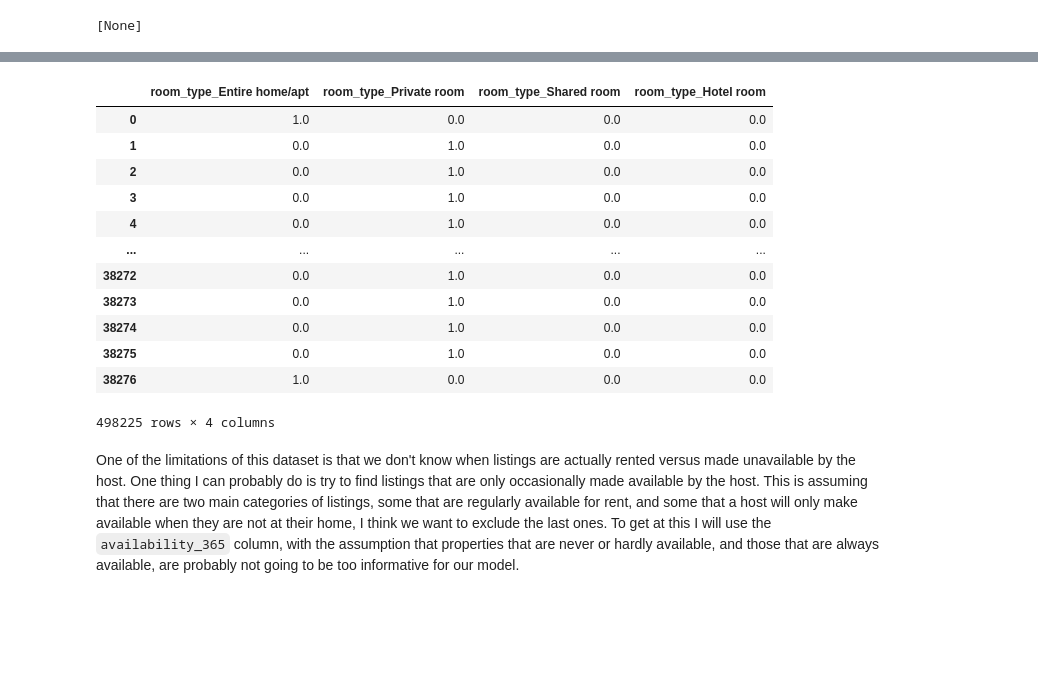
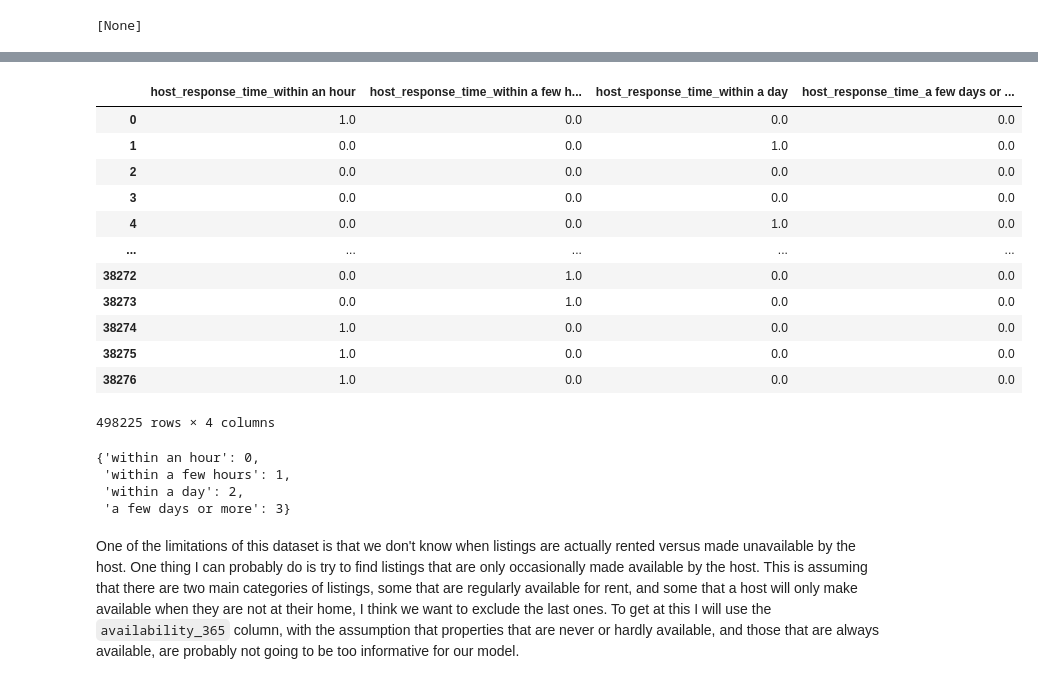
Before and after one commit to cskrasniak/rentals, a Jupyter notebook: data_cleaning_notebook.ipynb, the cells around one changed output, grey strips where cells are left out. Cells and saved outputs as stored; diff of their text form; code cells hidden in the pictures; blank space fills up the shorter version.

Commit message:
a lot of work on transformers and sklearn pipeline

```diff
--- a/data_cleaning_notebook.ipynb
+++ b/data_cleaning_notebook.ipynb
@@ -90,12 +89,3 @@ Index(['id', 'listing_url', 'scrape_id', 'last_scraped', 'name', 'description',
        'calculated_host_listings_count_shared_rooms', 'reviews_per_month',
        'location'],
       dtype='object')
-# %%
-
-# now I have the data, and I want to clean it up a bit, first I'll drop some columns I wont need
-# dropping some useless info, some with duplicate data, and some that have very low variance, ie >90% the same value
-data['neighbourhood_group_cleansed'][data['neighbourhood_group_cleansed'].isna()] = data['neighbourhood_cleansed'][data['neighbourhood_group_cleansed'].isna()]
-drop_columns = ['listing_url','host_url','host_thumbnail_url','host_picture_url',
-                'host_neighbourhood','host_total_listings_count', 'host_verifications',
-                'neighbourhood_cleansed','calendar_updated']
-data=data.drop(drop_columns,axis=1)
@@ -283,58 +283,72 @@ class OHEfromDF(BaseEstimator, TransformerMixin):
     Transformer class that formats pandas columns with string values into a valid input for the
     DictVectorizer function to create a one-hot encoding.
 
     params : vals (None or list)
                 The values to use for one-hot encoding, they can either be fed in at intitialization or
                 fit by taking all the values that are more common than len(X)/val_cutoff
            : val_cutoff (float) the number >1 to use to select the vals in the fit method as described above.
                 val_cutoff=1 means select all values, larger number provides a stricter cutoff
     """
     def __init__(self,vals=None,val_cutoff=100):
         self.vals = vals
-        self.val_cutoff=100
+        self.val_cutoff=val_cutoff
+
+    def get_feature_names_out(self, input_features):
+        return self.names
 
     def fit(self, X, y=None):
         # can either provide value, or, can fit them based on the most common entries
         if self.vals == None:
-            self.vals = list(X.value_counts()[X.value_counts()>len(data)/self.val_cutoff].index)
-
+            vals = list(X.value_counts()[X.value_counts()>len(data)/self.val_cutoff].index)
+            self.vals = [val[0] for val in vals]
+        self.names = []
+        for col in X:
+            self.names.extend([col+'_'+val for val in self.vals])
         return self
 
     def transform(self, X):
         # only change the values that are not numeric and not nan
         mapper = {val:i for i,val in enumerate(self.vals)}
-#         print(mapper)
-        X = X.map(mapper, na_action="ignore")
-        col_names = [X.name+'_'+val for val in self.vals]
-        new_X = pd.DataFrame(columns=col_names)
-        for i,name in enumerate(col_names):
-            new_X[name] = X==i
-        return new_X.astype(float)
+        new_X = pd.DataFrame()
+        for col in X:
+            col_names = [col+'_'+val for val in self.vals]
+            temp = X[col].map(mapper, na_action="ignore")
+            for i,name in enumerate(col_names):
+                new_X[name] = (temp == i).astype(float)
+        return new_X
 
-ToDictVector(vals = ['Entire home/apt', 'Private room', 'Shared room', 'Hotel room']).fit_transform(data['room_type'])
-# rt_mapper = {'Entire home/apt' : 3, 'Private room' : 2, 'Hotel room' : 1}
+OHEfromDF().fit_transform(data[['host_response_time']])# rt_mapper = {'Entire home/apt' : 3, 'Private room' : 2, 'Hotel room' : 1}
 # data['room_type'] = data['room_type'].map(rt_mapper)
 # # the nan room types are shared, so assign these to 0
 # data['room_type'][data['room_type'].isna()] = 0
 # # I think I want to have this one-hot instead, so going to add that here
 # data['room_type_entire'] = data['room_type'].map({3:1, 2:0, 1:0, 0:0})
 # data['room_type_private'] = data['room_type'].map({2:1, 3:0, 1:0, 0:0})
 # data['room_type_hotel'] = data['room_type'].map({1:1, 3:0, 2:0, 0:0})
 # data['room_type_none'] = data['room_type'].map({0:1, 3:0, 2:0, 1:0})
 # %% [output]
-|  | room_type_Entire home/apt | room_type_Private room | room_type_Shared room | room_type_Hotel room |
+|  | host_response_time_within an hour | host_response_time_within a few h... | host_response_time_within a day | host_response_time_a few days or ... |
 | 0 | 1.0 | 0.0 | 0.0 | 0.0 |
-| 1 | 0.0 | 1.0 | 0.0 | 0.0 |
-| 2 | 0.0 | 1.0 | 0.0 | 0.0 |
-| 3 | 0.0 | 1.0 | 0.0 | 0.0 |
-| 4 | 0.0 | 1.0 | 0.0 | 0.0 |
+| 1 | 0.0 | 0.0 | 1.0 | 0.0 |
+| 2 | 0.0 | 0.0 | 0.0 | 0.0 |
+| 3 | 0.0 | 0.0 | 0.0 | 0.0 |
+| 4 | 0.0 | 0.0 | 1.0 | 0.0 |
 | ... | ... | ... | ... | ... |
 | 38272 | 0.0 | 1.0 | 0.0 | 0.0 |
 | 38273 | 0.0 | 1.0 | 0.0 | 0.0 |
-| 38274 | 0.0 | 1.0 | 0.0 | 0.0 |
-| 38275 | 0.0 | 1.0 | 0.0 | 0.0 |
+| 38274 | 1.0 | 0.0 | 0.0 | 0.0 |
+| 38275 | 1.0 | 0.0 | 0.0 | 0.0 |
 | 38276 | 1.0 | 0.0 | 0.0 | 0.0 |
 498225 rows × 4 columns
+# %%
+X = data['host_response_time']
+z=list(X.value_counts()[X.value_counts()>len(data)/100].index)
+{val:i for i,val in enumerate(z)}
+# %% [output]
+{'within an hour': 0,
+ 'within a few hours': 1,
+ 'within a day': 2,
+ 'a few days or more': 3}
 # %% [markdown]
 One of the limitations of this dataset is that we don't know when listings are actually rented versus made unavailable by the host. One thing I can probably do is try to find listings that are only occasionally made available by the host. This is assuming that there are two main categories of listings, some that are regularly available for rent, and some that a host will only make available when they are not at their home, I think we want to exclude the last ones. To get at this I will use the `availability_365` column, with the assumption that properties that are never or hardly available, and those that are always available, are probably not going to be too informative for our model.
 # %%
```
Also changed, not shown: parts of 54 cells of this notebook.
